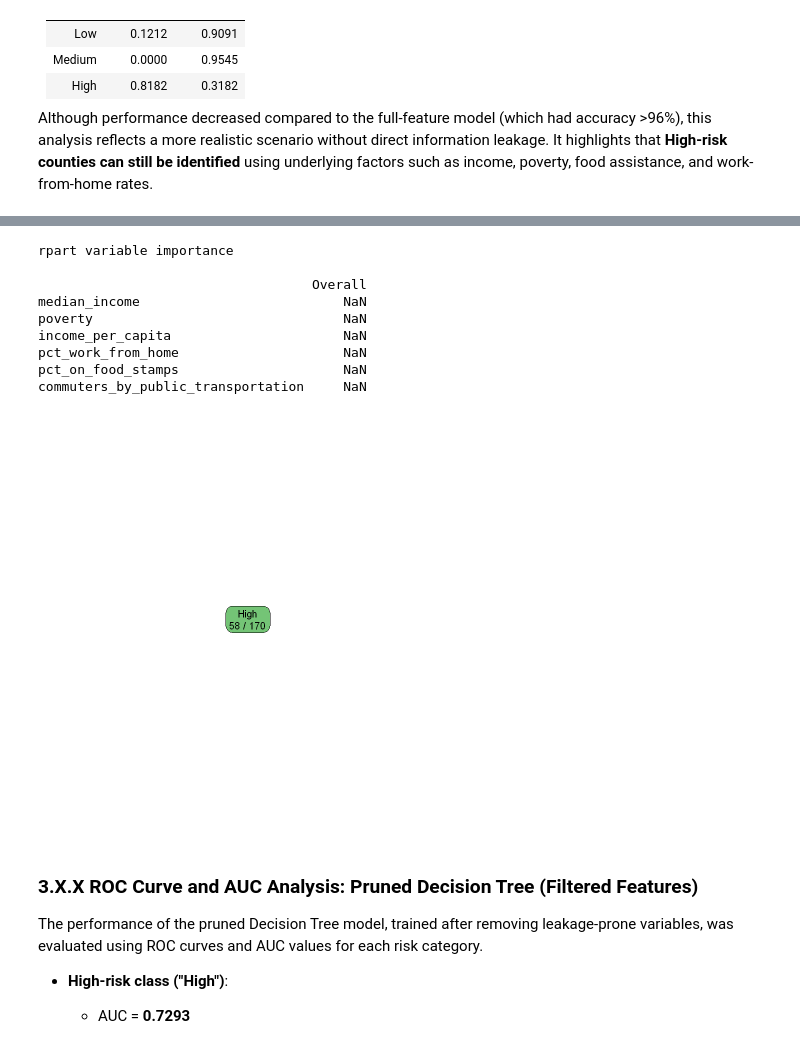
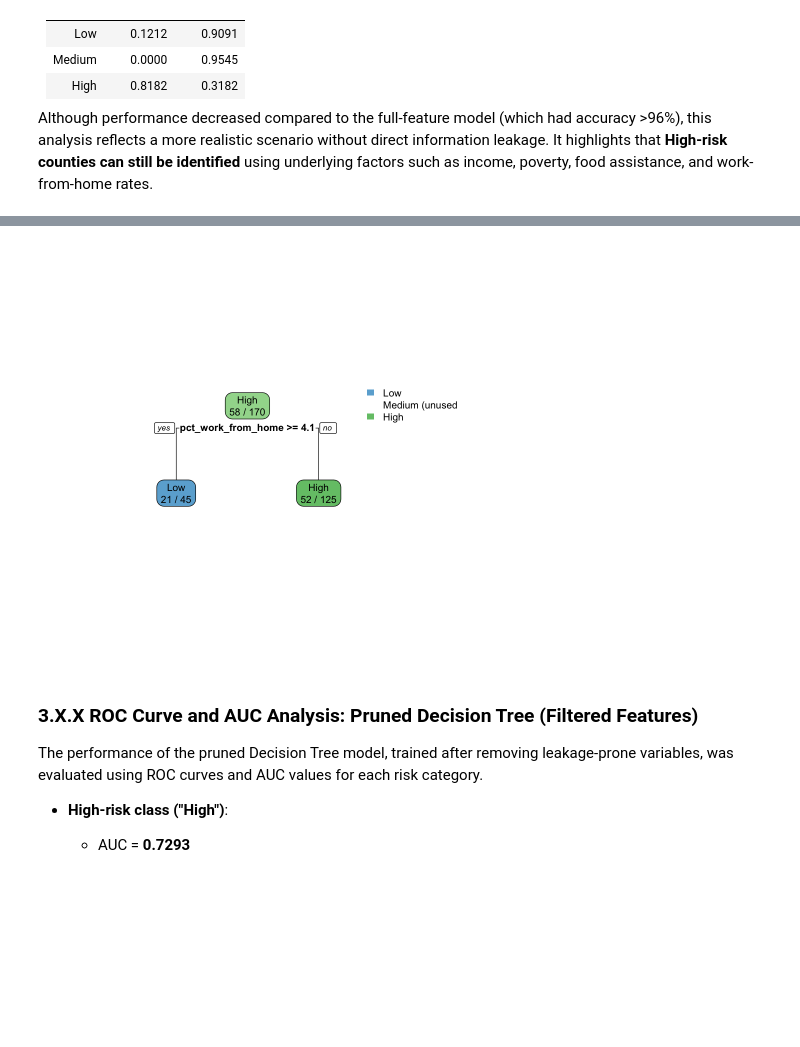
Before and after one commit to Juan-Carlos-D/DM-Team, a Jupyter notebook: Project 3/RD 5.ipynb, the cells around one changed output, grey strips where cells are left out. Drawn from its saved outputs; the diff is of its cells as text; code cells hidden in the pictures; blank space fills up the shorter version.

```diff
--- a/Project 3/RD 5.ipynb
+++ b/Project 3/RD 5.ipynb
@@ -85,8 +61,8 @@ Loaded lars 1.3
 # %%
 # Define base directory
-base_dir <- "../../../../COVID-19"
+#base_dir <- "../../../../COVID-19"
 #base_dir <- "C:/Users/leona/OneDrive/CSMS/Data Mining (CS7331)/Projects/Project 1/COVID-19/"
-# base_dir <- "/Users/salissa/Desktop/Data Mining/Datasets/COVID-19"
+base_dir <- "/Users/salissa/Desktop/Data Mining/Datasets/COVID-19"
 
 # Use file.path() for better compatibility
 global_mobility_path <- file.path(base_dir, "Global_Mobility_Report.csv")
@@ -1197,7 +1175,7 @@ fit_filtered <- train(
 )
 
 # Plot tree
-rpart.plot(fit_filtered$finalModel, extra = 2, box.palette = "Greens")
+rpart.plot(fit_filtered$finalModel, extra = 2)
 
 # Feature importance
 varImp(fit_filtered)
@@ -1217,13 +1192,4 @@ Warning message in FUN(newX[, i], ...):
-rpart variable importance
-
-                                   Overall
-median_income                          NaN
-poverty                                NaN
-income_per_capita                      NaN
-pct_work_from_home                     NaN
-pct_on_food_stamps                     NaN
-commuters_by_public_transportation     NaN
-[figure, old version]
+[figure, new version]
 # %% [markdown]
 ### 3.X.X ROC Curve and AUC Analysis: Pruned Decision Tree (Filtered Features)
 
```
Also changed, not shown: parts of 60 cells of this notebook, 2 other files.
